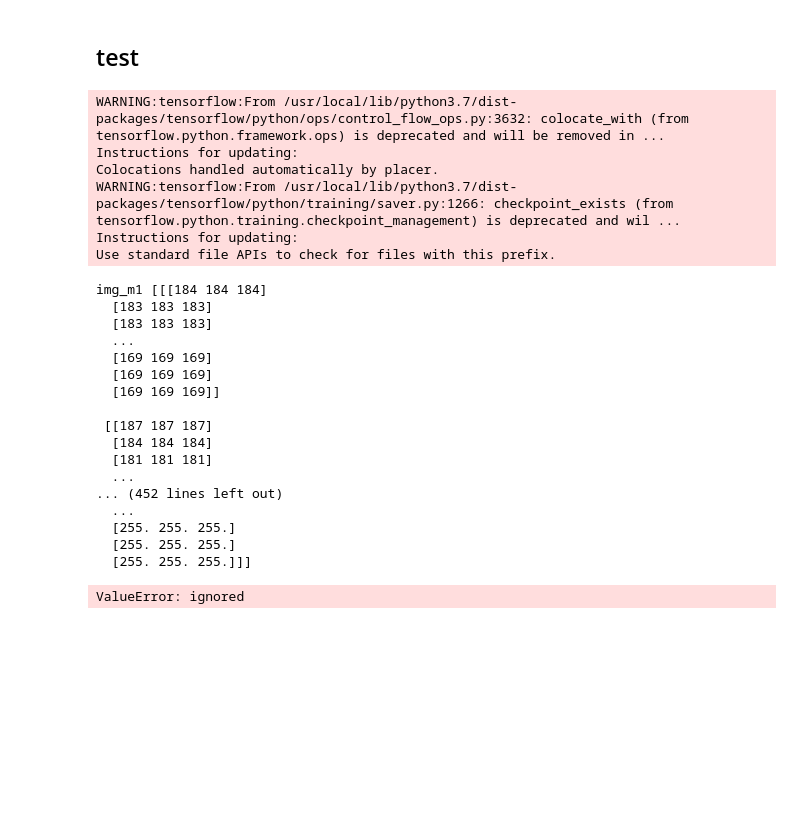
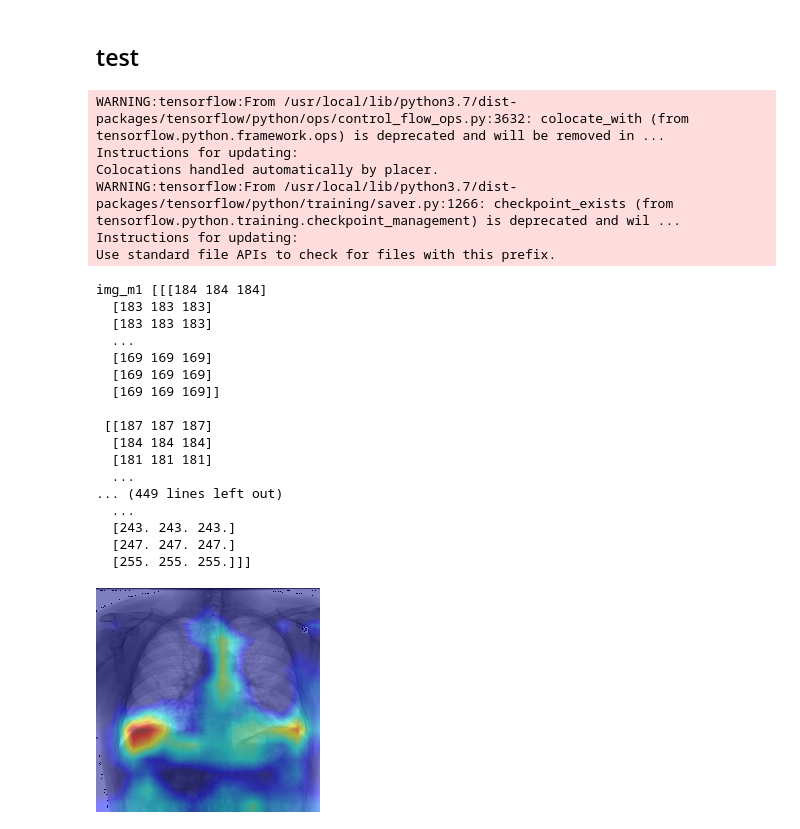
Before and after one commit to jellyXuuuuu/CovidNetDeepLearning, a Jupyter notebook: model.ipynb, the cells around one changed output. Saved outputs shown, nothing was run; the diff lists cells and outputs as text; code cells hidden in the pictures; blank space fills up the shorter version.

Commit message:
solve error and output grad-cam image

```diff
--- a/model.ipynb
+++ b/model.ipynb
@@ -1527,7 +1529,7 @@ import numpy as np
 import tensorflow as tf
 import os, argparse
 
-
+from google.colab.patches import cv2_imshow
 
 def grad_cam(prob_name, label, layer_name, sess, feed_dict, nb_classes):
     """
@@ -1625,16 +1627,17 @@ with tf.Session() as sess:
 
 
     img_m_0 = cv.imread(IMAGE_PATH)
+
     print("img_m1", img_m_0)
-    img_m = cv.resize(img_m_0, (224, 224))
+    img_m_0 = cv.resize(img_m_0, (224, 224))
 
 
-    img_m = tf.cast(img_m, tf.float32)
-    print("img_m2", img_m)
-    img_m = tf.reshape(img_m, [224, 224, 3])
-    print("img_m3", img_m)
-    img_m_f= sess.run([img_m])
-    print("img_m4", img_m)  # shape 480,480,3
+    # img_m = tf.cast(img_m_0, tf.float32)
+    # print("img_m2", img_m)
+    # img_m = tf.reshape(img_m, [224, 224, 3])
+    # print("img_m3", img_m)
+    # img_m_f= sess.run([img_m])
+    # print("img_m4", img_m)  # shape 480,480,3
     # print("img_m_f", img_m_f)  # shape 1,1,480,480,3
 
 
@@ -1657,35 +1660,36 @@ with tf.Session() as sess:
     image = np.uint8(image_batch[0][:, :, ::-1] * 255.0)
 
     dst_m=save_cam(cam, image, 'm')  # cam, img_m, 'm'
-    cv.imshow('dst_m_v',dst_m)
+    cv2_imshow(dst_m)
+    # cv.imshow('dst_m_v',dst_m)
     cv.waitKey(0)
 
     # print(cam)
 
 # if __name__ == '__main__':
 #     main()
 # %% [output]
 WARNING:tensorflow:From /usr/local/lib/python3.7/dist-packages/tensorflow/python/ops/control_flow_ops.py:3632: colocate_with (from tensorflow.python.framework.ops) is deprecated and will be removed in ...
 Instructions for updating:
 Colocations handled automatically by placer.
 WARNING:tensorflow:From /usr/local/lib/python3.7/dist-packages/tensorflow/python/training/saver.py:1266: checkpoint_exists (from tensorflow.python.training.checkpoint_management) is deprecated and wil ...
 Instructions for updating:
 Use standard file APIs to check for files with this prefix.
 img_m1 [[[184 184 184]
   [183 183 183]
   [183 183 183]
   ...
   [169 169 169]
   [169 169 169]
   [169 169 169]]
 
  [[187 187 187]
   [184 184 184]
   [181 181 181]
   ...
-... (452 lines left out)
+... (449 lines left out)
   ...
-  [255. 255. 255.]
-  [255. 255. 255.]
+  [243. 243. 243.]
+  [247. 247. 247.]
   [255. 255. 255.]]]
-ValueError: ignored
+[figure, added]
```
Also changed, not shown: parts of 2 cells of this notebook.
